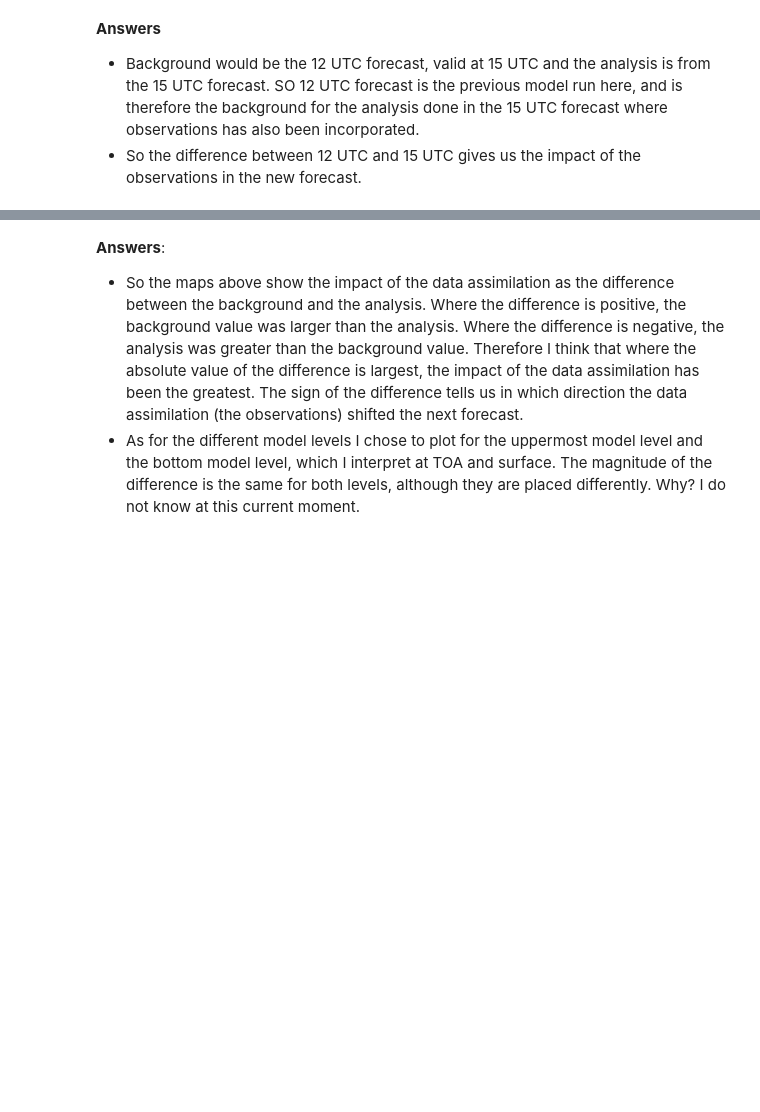
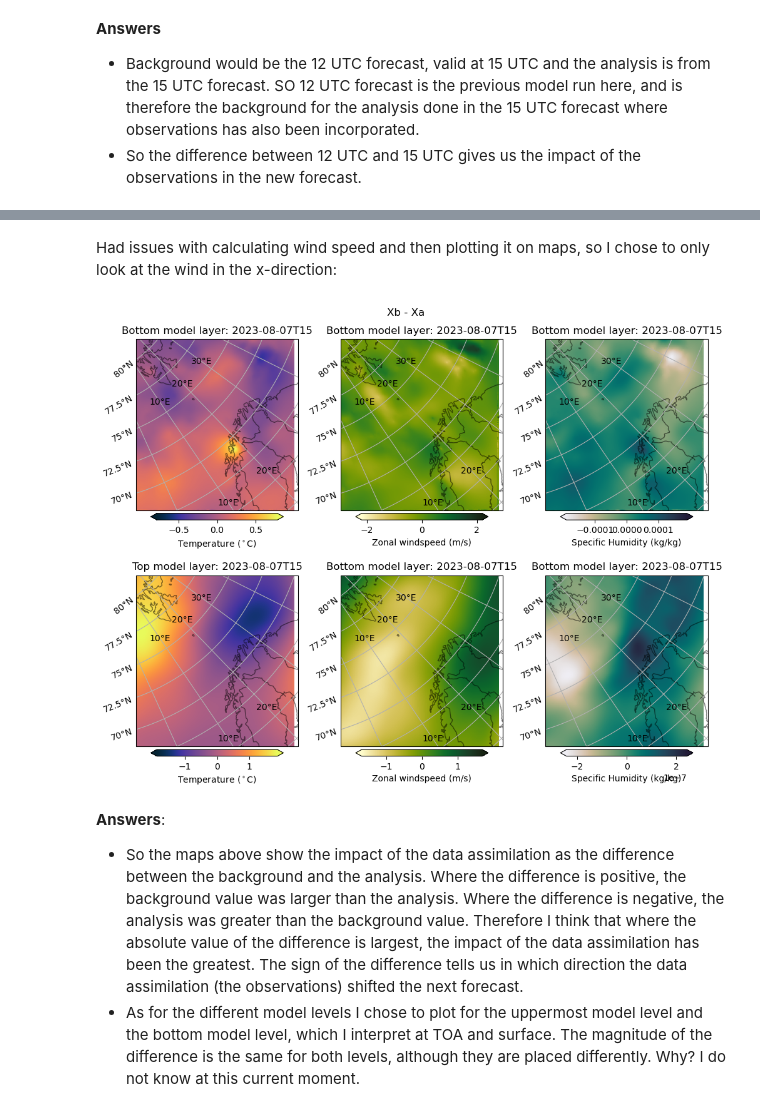
Before and after one commit to kjes4pres/GEO4902, a Jupyter notebook: Exercise 2/2.1.ModelAnalysis_and_background_upperair.ipynb, the cells around one changed output, grey strips where cells are left out. Drawn from its saved outputs; the diff is of its cells as text; code cells hidden in the pictures; blank space fills up the shorter version.

```diff
--- a/Exercise 2/2.1.ModelAnalysis_and_background_upperair.ipynb
+++ b/Exercise 2/2.1.ModelAnalysis_and_background_upperair.ipynb
@@ -109,55 +129,57 @@ __Answers__
+# %% [markdown]
+Had issues with calculating wind speed and then plotting it on maps, so I chose to only look at the wind in the x-direction:
 # %%
 # Bottom model layer
 diff_temp_bottom = (forecast_1['air_temperature_ml'].isel(hybrid=-1, time = 3) - forecast_2['air_temperature_ml'].isel(hybrid=-1, time = 0))
 diff_specific_bottom = forecast_1['specific_humidity_ml'].isel(hybrid=-1, time = 3) - forecast_2['specific_humidity_ml'].isel(hybrid=-1, time = 0)
-diff_windspeed_bottom = np.sqrt( (forecast_1['x_wind_ml'].isel(hybrid=-1, time=3).values)**2 + (forecast_1['y_wind_ml'].isel(hybrid=-1, time=3).values)**2)  - np.sqrt( (forecast_2['x_wind_ml'].isel(hybrid=-1, time=0).values)**2 + (forecast_2['y_wind_ml'].isel(hybrid=-1, time=0).values)**2)
+diff_windspeed_bottom = forecast_1['x_wind_ml'].isel(hybrid=-1, time=3)  - forecast_2['x_wind_ml'].isel(hybrid=-1, time=0)
 
 # Uppermost model layer
 diff_temp_top = (forecast_1['air_temperature_ml'].isel(hybrid=0, time = 3) - forecast_2['air_temperature_ml'].isel(hybrid=0, time = 0))
 diff_specific_top = forecast_1['specific_humidity_ml'].isel(hybrid=0, time = 3) - forecast_2['specific_humidity_ml'].isel(hybrid=0, time = 0)
-diff_windspeed_top = np.sqrt( (forecast_1['x_wind_ml'].isel(hybrid=0, time=3).values)**2 + (forecast_1['y_wind_ml'].isel(hybrid=0, time=3).values)**2)  - np.sqrt( (forecast_2['x_wind_ml'].isel(hybrid=0, time=0).values)**2 + (forecast_2['y_wind_ml'].isel(hybrid=0, time=0).values)**2)
+diff_windspeed_top = forecast_1['x_wind_ml'].isel(hybrid=0, time=3)  - forecast_2['x_wind_ml'].isel(hybrid=0, time=0)
 # %%
 lat0=69.6492; lon0=18.9553
 
 projection = cy.crs.LambertConformal(central_longitude =forecast_1.projection_lambert.longitude_of_central_meridian,
                                        central_latitude  =forecast_1.projection_lambert.latitude_of_projection_origin,
                                        standard_parallels = forecast_1.projection_lambert.standard_parallel)
 
 fig, ax = plt.subplots(2,3, subplot_kw={'projection':projection}, figsize=[10, 8])
 
 # plot cosmetics
 for a in ax.flat:
     a.add_feature(cy.feature.COASTLINE, alpha=0.5)
     a.add_feature(cy.feature.BORDERS, alpha=0.5)
     gl = a.gridlines(draw_labels=True)
     gl.top_labels=False
     gl.right_labels=False
-    a.set_extent([lon0-3.5, lon0+3.5, lat0-5.5, lat0+10.5], cy.crs.PlateCarree())
+    a.set_extent([lon0-4, lon0+4, lat0-6, lat0+11], cy.crs.PlateCarree())
 
 timestamp = np.datetime_as_string(forecast_1.time.isel(time=3), unit="h")
 
-diff_temp_bottom.plot(ax=ax[0, 0], x='longitude', y='latitude', transform=cy.crs.PlateCarree(), cmap=cmo.thermal, extend='both',  levels=np.arange(-10,12,2),cbar_kwargs={'orientation':'horizontal','label':'Temperature ($^\circ$C)', 'shrink':0.8, 'pad':0.015})
+diff_temp_bottom.plot(ax=ax[0, 0], x='longitude', y='latitude', transform=cy.crs.PlateCarree(), cmap=cmo.thermal, extend='both',  cbar_kwargs={'orientation':'horizontal','label':'Temperature ($^\circ$C)', 'shrink':0.8, 'pad':0.015})
 ax[0, 0].set(title= f'Bottom model layer: {timestamp}')
 
-diff_temp_top.plot(ax=ax[1, 0], x='longitude', y='latitude', transform=cy.crs.PlateCarree(), cmap=cmo.thermal, extend='both', levels=np.arange(-10,12,2),cbar_kwargs={'orientation':'horizontal','label':'Temperature ($^\circ$C)', 'shrink':0.8, 'pad':0.015})
+diff_temp_top.plot(ax=ax[1, 0], x='longitude', y='latitude', transform=cy.crs.PlateCarree(), cmap=cmo.thermal, extend='both',cbar_kwargs={'orientation':'horizontal','label':'Temperature ($^\circ$C)', 'shrink':0.8, 'pad':0.015})
 ax[1, 0].set(title= f'Top model layer: {timestamp}')
 
-wind_bottom = ax[0,1].contourf(diff_windspeed_bottom, transform=cy.crs.PlateCarree(), cmap=cmo.speed, levels=np.arange(-10,12,2), extend='both')
-plt.colorbar(wind_bottom, ax=ax[0, 1], orientation='horizontal', label='Wind speed (m/s)', shrink=0.8, pad=0.015)
+diff_windspeed_bottom.plot(ax=ax[0, 1], x='longitude', y='latitude', transform=cy.crs.PlateCarree(), cmap=cmo.speed, extend='both',  cbar_kwargs={'orientation':'horizontal','label':'Zonal windspeed (m/s)', 'shrink':0.8, 'pad':0.015})
 ax[0, 1].set(title= f'Bottom model layer: {timestamp}')
 
-wind_top = ax[1,1].contourf(diff_windspeed_top, transform=cy.crs.PlateCarree(), cmap=cmo.speed, levels=np.arange(-10,12,2), extend='both')
-plt.colorbar(wind_top, ax=ax[1, 1], orientation='horizontal', label='Wind speed (m/s)', shrink=0.8, pad=0.015)
-ax[1, 1].set(title= f'Top model layer: {timestamp}')
+diff_windspeed_top.plot(ax=ax[1, 1], x='longitude', y='latitude', transform=cy.crs.PlateCarree(), cmap=cmo.speed, extend='both',  cbar_kwargs={'orientation':'horizontal','label':'Zonal windspeed (m/s)', 'shrink':0.8, 'pad':0.015})
+ax[1, 1].set(title= f'Bottom model layer: {timestamp}')
 
-diff_specific_bottom.plot(ax=ax[0, 2], x='longitude', y='latitude', transform=cy.crs.PlateCarree(), cmap=cmo.rain, extend='both', levels=np.arange(-10,12,2),cbar_kwargs={'orientation':'horizontal','label':'Specific Humidity (kg/kg)', 'shrink':0.8, 'pad':0.015})
+diff_specific_bottom.plot(ax=ax[0, 2], x='longitude', y='latitude', transform=cy.crs.PlateCarree(), cmap=cmo.rain, extend='both' ,cbar_kwargs={'orientation':'horizontal','label':'Specific Humidity (kg/kg)', 'shrink':0.8, 'pad':0.015})
 ax[0, 2].set(title= f'Bottom model layer: {timestamp}')
 
-diff_specific_top.plot(ax=ax[1, 2], x='longitude', y='latitude', transform=cy.crs.PlateCarree(), cmap=cmo.rain, extend='both', levels=np.arange(-10,12,2),cbar_kwargs={'orientation':'horizontal','label':'Specific Humidity (kg/kg)', 'shrink':0.8, 'pad':0.015})
+diff_specific_top.plot(ax=ax[1, 2], x='longitude', y='latitude', transform=cy.crs.PlateCarree(), cmap=cmo.rain, extend='both',cbar_kwargs={'orientation':'horizontal','label':'Specific Humidity (kg/kg)', 'shrink':0.8, 'pad':0.015})
 ax[1, 2].set(title= f'Bottom model layer: {timestamp}')
 
 fig.suptitle('Xb - Xa')
 plt.tight_layout()
+# %% [output]
+[figure, added]
 # %% [markdown]
 __Answers__:
 - So the maps above show the impact of the data assimilation as the difference between the background and the analysis. Where the difference is positive, the background value was larger than the analysis. Where the difference is negative, the analysis was greater than the background value. Therefore I think that where the absolute value of the difference is largest, the impact of the data assimilation has been the greatest. The sign of the difference tells us in which direction the data assimilation (the observations) shifted the next forecast.
```
Also changed, not shown: parts of 1 cell of this notebook.
